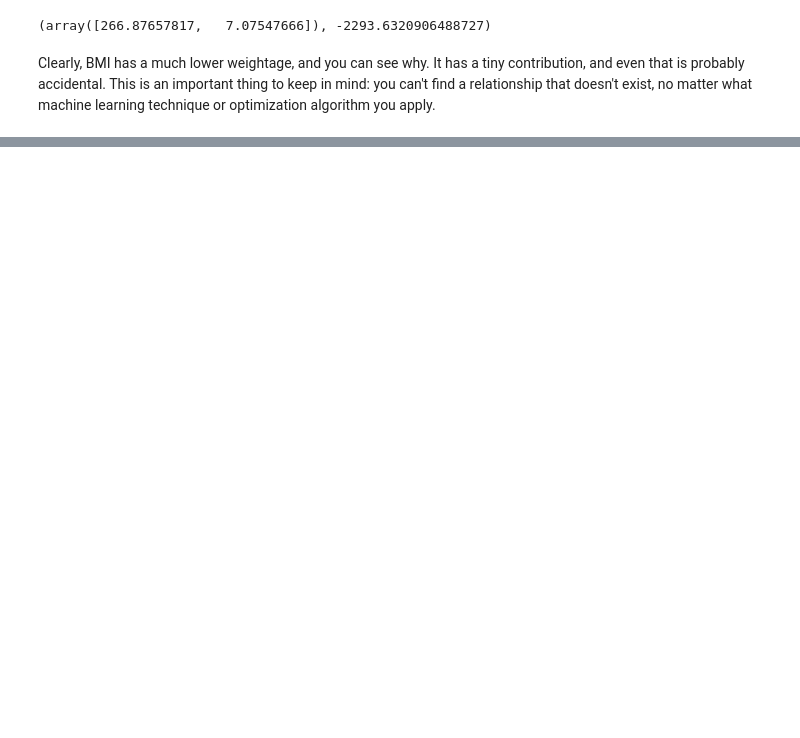
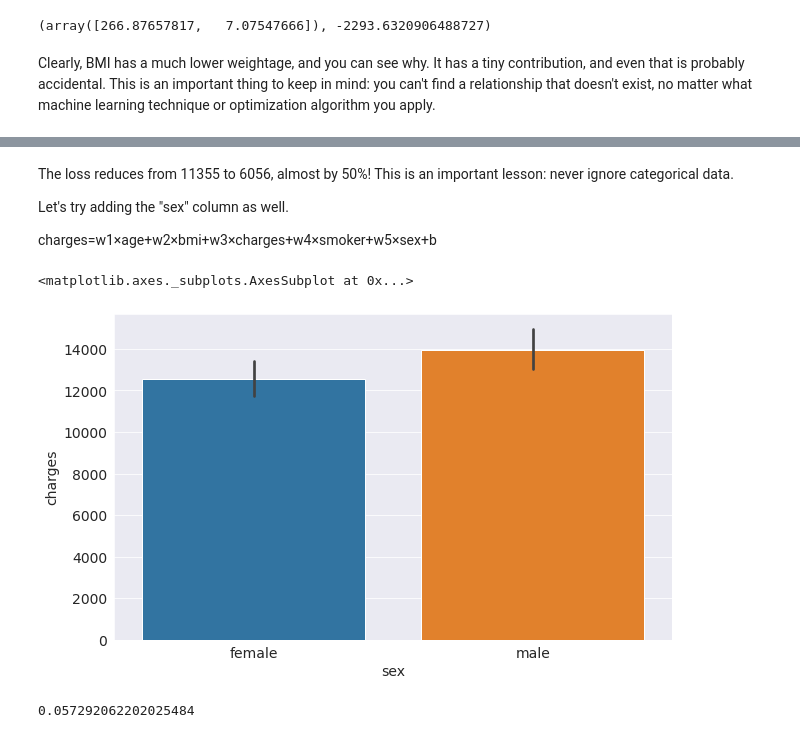
Before and after one commit to INSVICKY/Machine_learning_jovian, a Jupyter notebook: Vivek_python_sklearn_linear_regression.ipynb, the cells around one changed output, grey strips where cells are left out. Saved outputs shown, nothing was run; the diff lists cells and outputs as text; code cells hidden in the pictures; blank space fills up the shorter version.

```diff
--- a/Vivek_python_sklearn_linear_regression.ipynb
+++ b/Vivek_python_sklearn_linear_regression.ipynb
@@ -729,0 +861,17 @@ Clearly, BMI has a much lower weightage, and you can see why. It has a tiny cont
+# %% [markdown]
+The loss reduces from 11355 to 6056, almost by 50%! This is an important lesson: never ignore categorical data.
+
+Let's try adding the "sex" column as well.
+
+charges=w1×age+w2×bmi+w3×charges+w4×smoker+w5×sex+b
+# %%
+sns.barplot(data=medical_df, x='sex', y='charges')
+# %% [output]
+<matplotlib.axes._subplots.AxesSubplot at 0x...>
+[figure, added]
+# %%
+sex_codes = {'female': 0, 'male': 1}
+medical_df['sex_code'] = medical_df.sex.map(sex_codes)
+medical_df.charges.corr(medical_df.sex_code)
+# %% [output]
+0.057292062202025484
```
Also changed, not shown: parts of 32 cells of this notebook.
